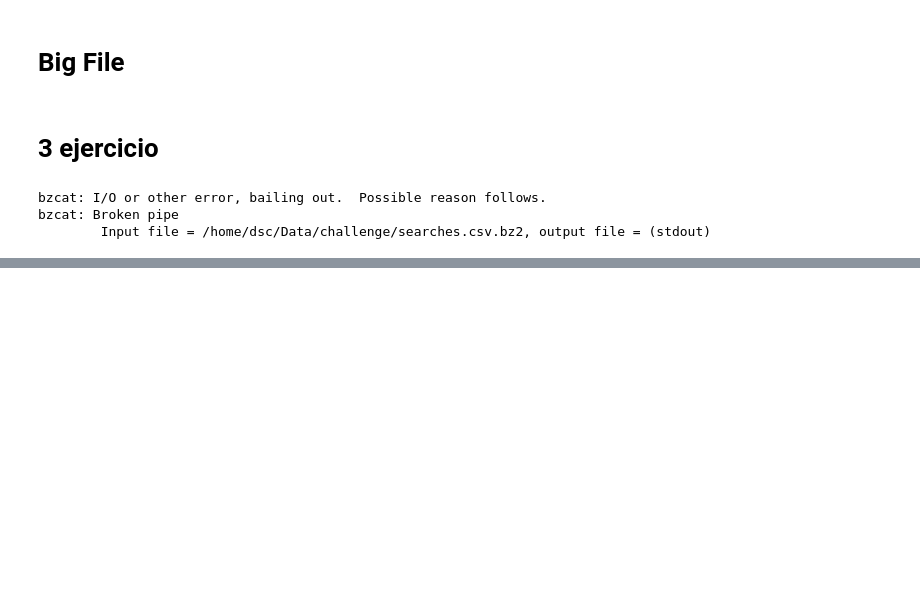
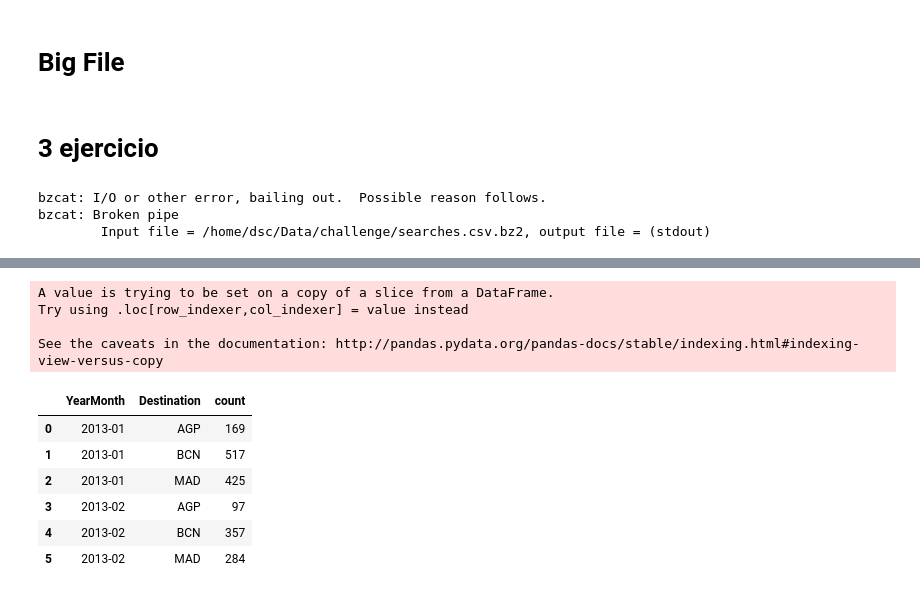
Before and after one commit to JaimeRedondo/DSMaster, a Jupyter notebook: DS_Challenge.ipynb, the cells around one changed output, grey strips where cells are left out. Cells and saved outputs as stored; diff of their text form; code cells hidden in the pictures; blank space fills up the shorter version.

```diff
--- a/DS_Challenge.ipynb
+++ b/DS_Challenge.ipynb
@@ -126,3 +136,28 @@ for i in Searches.columns:
     lista_columnas.append(i.strip())
 
 Searches.columns=lista_columnas
+# %%
+Searches=Searches[['Date','Destination']]
+# %%
+
+Searches['YearMonth']=Searches['Date'].str[0:7]
+# %% [output]
+A value is trying to be set on a copy of a slice from a DataFrame.
+Try using .loc[row_indexer,col_indexer] = value instead
+
+See the caveats in the documentation: http://pandas.pydata.org/pandas-docs/stable/indexing.html#indexing-view-versus-copy
+# %%
+Searches=Searches[['YearMonth','Destination']]
+Searches=Searches[(Searches['Destination']=='MAD')|(Searches['Destination']=='BCN')|(Searches['Destination']=='AGP')]
+# %%
+aggregated=Searches.groupby(['YearMonth','Destination'])['Destination'].agg(['count']).reset_index()
+# %%
+aggregated
+# %% [output]
+|  | YearMonth | Destination | count |
+| 0 | 2013-01 | AGP | 169 |
+| 1 | 2013-01 | BCN | 517 |
+| 2 | 2013-01 | MAD | 425 |
+| 3 | 2013-02 | AGP | 97 |
+| 4 | 2013-02 | BCN | 357 |
+| 5 | 2013-02 | MAD | 284 |
```
Also changed, not shown: parts of 20 cells of this notebook.
